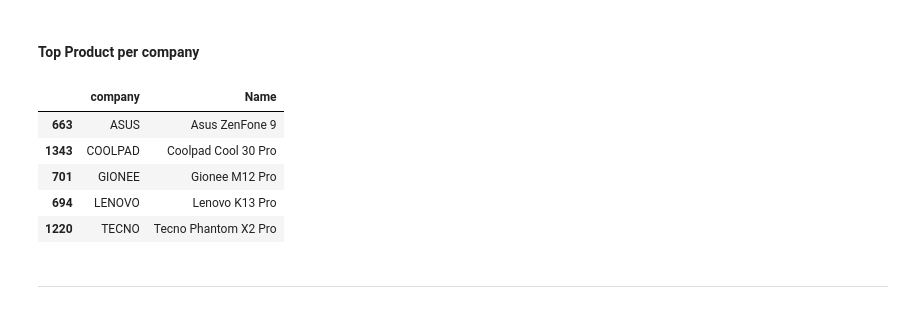
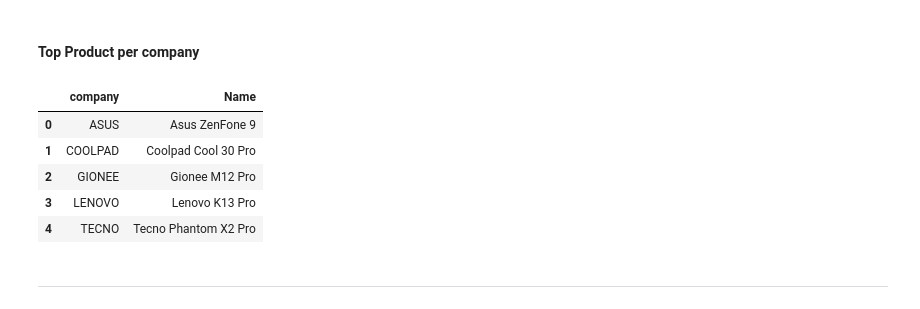
Before and after one commit to MassiCanosi/Machine-Learning-Training-Journey, a Jupyter notebook: Sample Analysis/Mobile phone Usability Analysis.ipynb, the cells around one changed output. Cells and saved outputs as stored; diff of their text form; code cells hidden in the pictures.

```diff
--- a/Sample Analysis/Mobile phone Usability Analysis.ipynb
+++ b/Sample Analysis/Mobile phone Usability Analysis.ipynb
@@ -133,17 +121,17 @@ top_products
 # %%
 top_product_for_cm = file[file['company'].isin(top_companies['company'])]
 
 top_product_per_cm = top_product_for_cm.pivot_table(index='company', values='Rating', aggfunc='idxmax').reset_index()
 
-top_product_fin = top_product_for_cm.loc[top_product_per_cm['Rating']][['company', 'Name']]
+top_product_fin = top_product_for_cm.loc[top_product_per_cm['Rating']][['company', 'Name']].reset_index(drop=True)
 top_product_fin
 # %% [output]
 |  | company | Name |
-| 663 | ASUS | Asus ZenFone 9 |
-| 1343 | COOLPAD | Coolpad Cool 30 Pro |
-| 701 | GIONEE | Gionee M12 Pro |
-| 694 | LENOVO | Lenovo K13 Pro |
-| 1220 | TECNO | Tecno Phantom X2 Pro |
+| 0 | ASUS | Asus ZenFone 9 |
+| 1 | COOLPAD | Coolpad Cool 30 Pro |
+| 2 | GIONEE | Gionee M12 Pro |
+| 3 | LENOVO | Lenovo K13 Pro |
+| 4 | TECNO | Tecno Phantom X2 Pro |
 # %% [markdown]
 ------------------------------------
 # %% [markdown]
```
Also changed, not shown: parts of 6 cells of this notebook, 2 other files.
